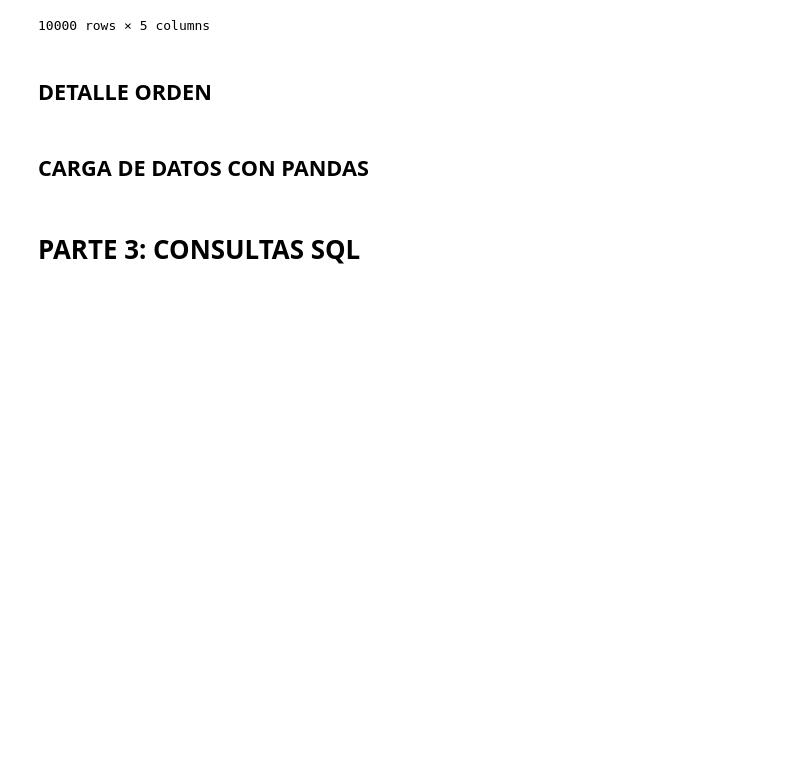
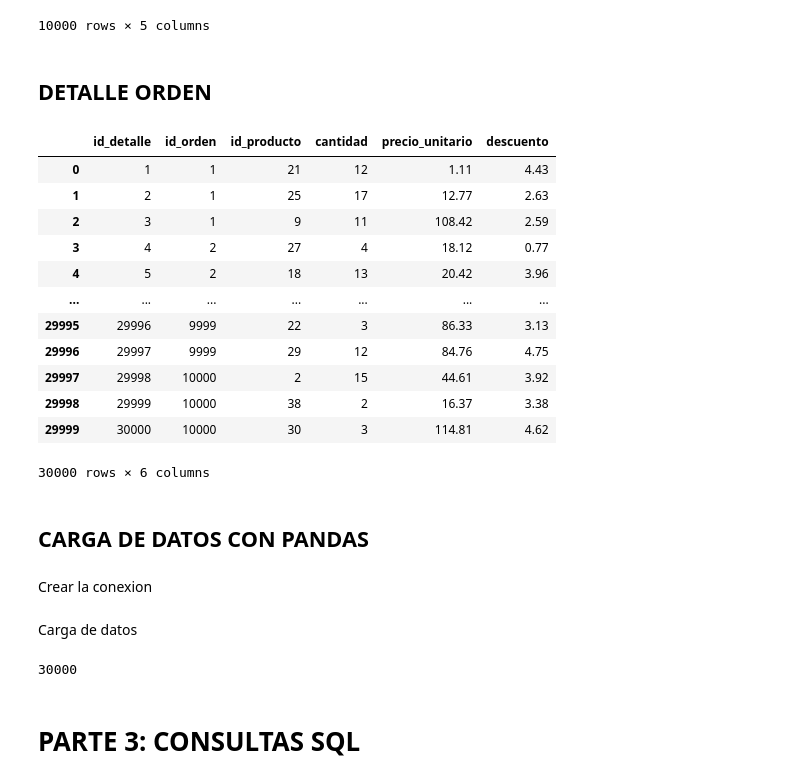
Before and after one commit to promav/PoyectosBootcamp, a Jupyter notebook: Mod4/m4_pablo_romero_avila.ipynb, the cells around one changed output. Drawn from its saved outputs; the diff is of its cells as text; code cells hidden in the pictures; blank space fills up the shorter version.

Commit message:
Datos creados

```diff
--- a/Mod4/m4_pablo_romero_avila.ipynb
+++ b/Mod4/m4_pablo_romero_avila.ipynb
@@ -337,10 +336,36 @@ df_ordenes
 ## DETALLE ORDEN
 # %%
 productos = df_productos['id_producto']
+ordenes = df_ordenes['id_orden']
+detalles = []
 
+for orden in ordenes:
+    for num in range(1, 4):
+        producto = int(random.choice(productos))
+        cantidad = random.randint(1,20)
+        descuento = float(round(random.uniform(0.00, 5.00), 2))
+        precio = float(round(df_productos['precio'][df_productos['id_producto'] == producto].iloc[0]*(1-(descuento/100)),2))
+        detalles.append([orden, producto, cantidad, precio, descuento])
 
-producto = int(random.choice(productos))
-descuento = float(round(random.uniform(0.00, 5.00), 2))
-precio = float(round(df_productos['precio'][df_productos['id_producto'] == producto].iloc[0]*(1-(descuento/100)),2))
+df_detalles_orden = pd.DataFrame(detalles, columns=['id_orden','id_producto', 'cantidad', 'precio_unitario', 'descuento'])
+df_detalles_orden=df_detalles_orden.reset_index().rename({'index': 'id_detalle'}, axis=1)
+df_detalles_orden['id_detalle'] = df_detalles_orden['id_detalle'] + 1
+df_detalles_orden
+# %% [output]
+|  | id_detalle | id_orden | id_producto | cantidad | precio_unitario | descuento |
+| 0 | 1 | 1 | 21 | 12 | 1.11 | 4.43 |
+| 1 | 2 | 1 | 25 | 17 | 12.77 | 2.63 |
+| 2 | 3 | 1 | 9 | 11 | 108.42 | 2.59 |
+| 3 | 4 | 2 | 27 | 4 | 18.12 | 0.77 |
+| 4 | 5 | 2 | 18 | 13 | 20.42 | 3.96 |
+| ... | ... | ... | ... | ... | ... | ... |
+| 29995 | 29996 | 9999 | 22 | 3 | 86.33 | 3.13 |
+| 29996 | 29997 | 9999 | 29 | 12 | 84.76 | 4.75 |
+| 29997 | 29998 | 10000 | 2 | 15 | 44.61 | 3.92 |
+| 29998 | 29999 | 10000 | 38 | 2 | 16.37 | 3.38 |
+| 29999 | 30000 | 10000 | 30 | 3 | 114.81 | 4.62 |
+30000 rows × 6 columns
 # %% [markdown]
 ## CARGA DE DATOS CON PANDAS
+# %% [markdown]
+Crear la conexion
@@ -347,2 +385,14 @@ precio = float(round(df_productos['precio'][df_productos['id_producto'] == produ
+# %% [markdown]
+Carga de datos
+# %%
+df_tienda.to_sql(name = "tiendas", con = engine, if_exists = "append", index = False)
+df_empleados.to_sql(name = "empleados", con = engine, if_exists = "append", index = False)
+df_categorias.to_sql(name = "categorias", con = engine, if_exists = "append", index = False)
+df_productos.to_sql(name = "productos", con = engine, if_exists = "append", index = False)
+df_clientes.to_sql(name = "clientes", con = engine, if_exists = "append", index = False)
+df_ordenes.to_sql(name = "ordenes", con = engine, if_exists = "append", index = False)
+df_detalles_orden.to_sql(name = "detalle_orden", con = engine, if_exists = "append", index = False)
+# %% [output]
+30000
 # %% [markdown]
 # PARTE 3: CONSULTAS SQL
```
Also changed, not shown: parts of 6 cells of this notebook.
